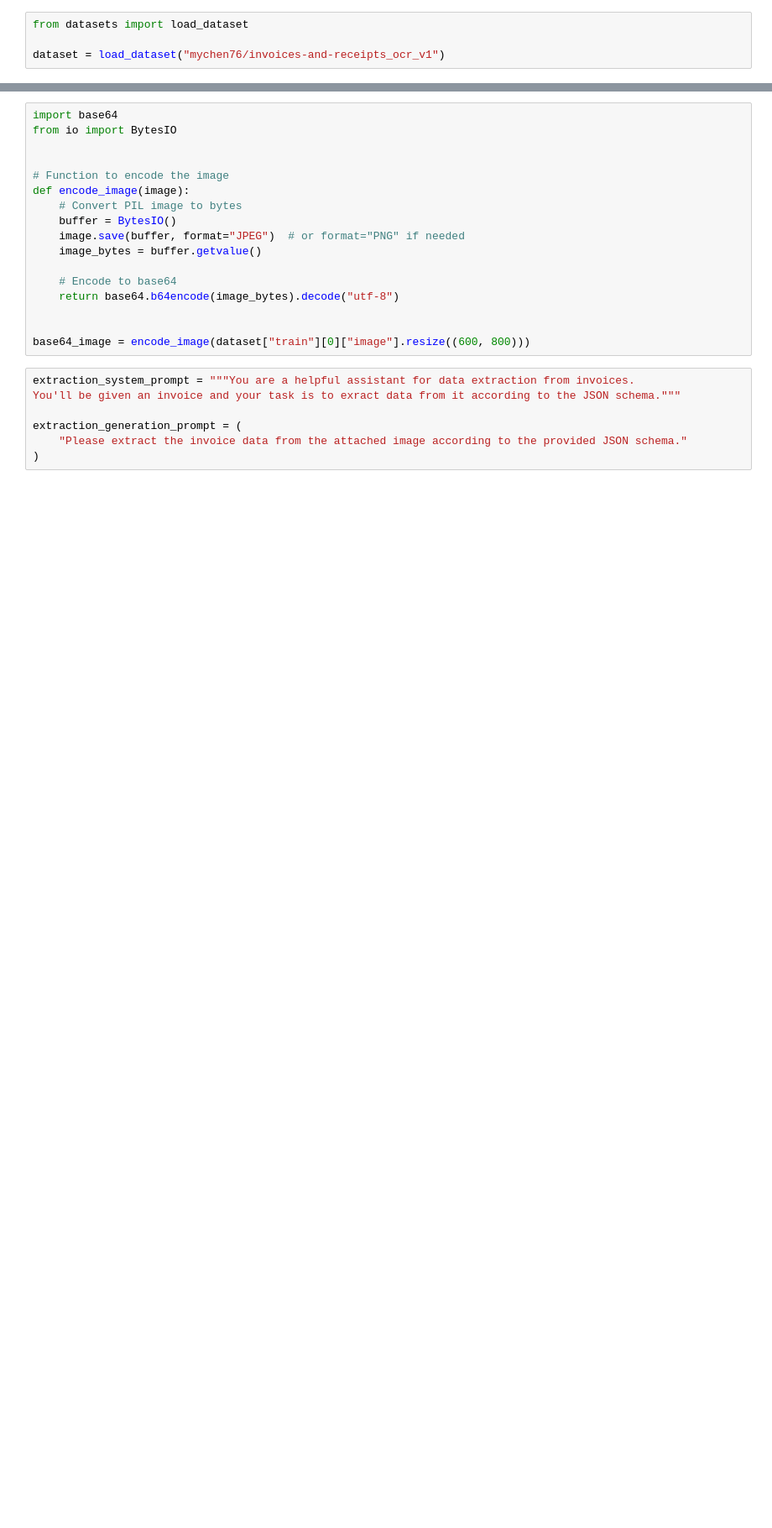
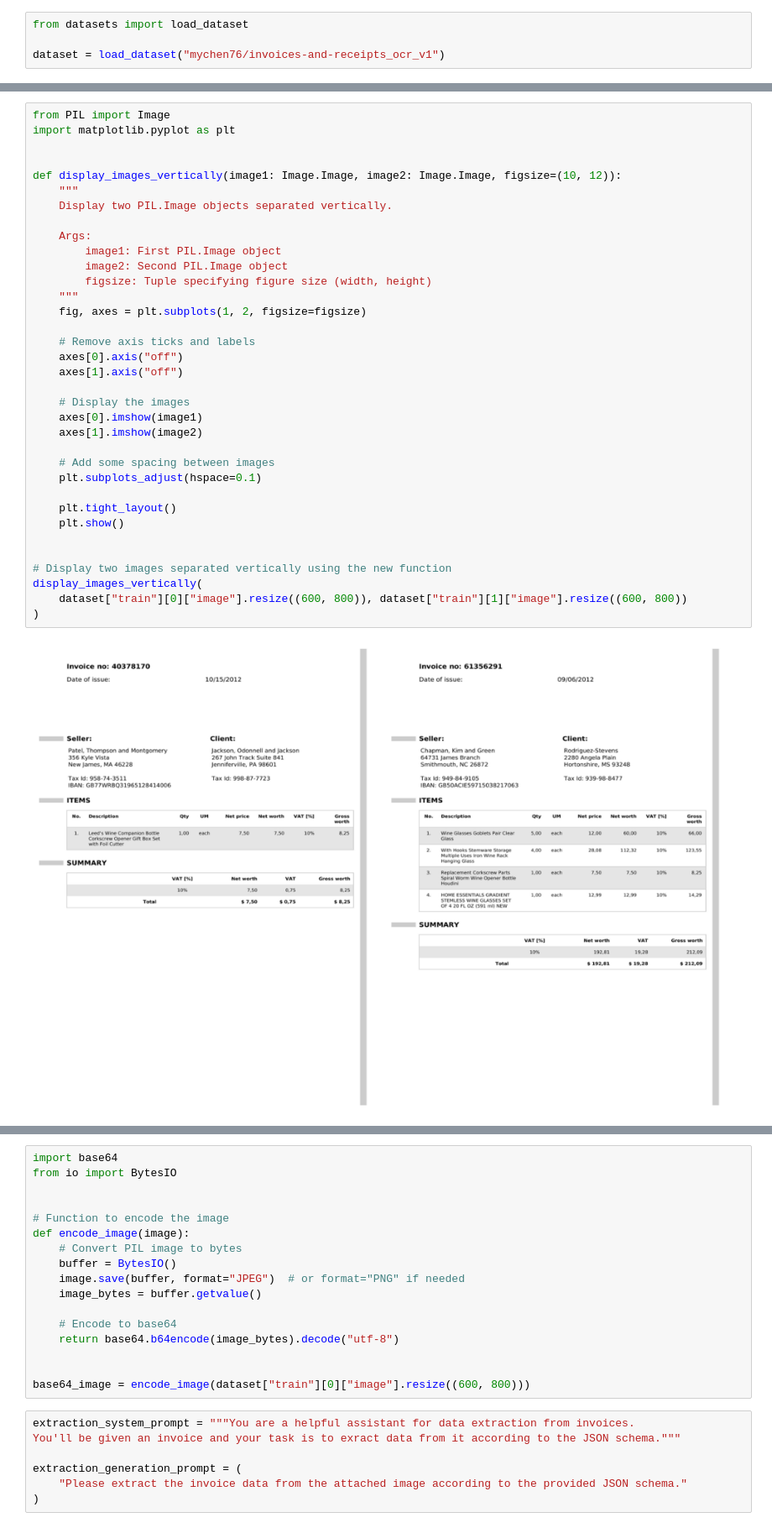
Before and after one commit to masinerija-org/ai_week_workshop, a Jupyter notebook: structured_outputs_applications/so_workshop.ipynb, the cells around one changed output, grey strips where cells are left out. Shown at 84% size. Cells and saved outputs as stored; diff of their text form; blank space fills up the shorter version.

```diff
--- a/structured_outputs_applications/so_workshop.ipynb
+++ b/structured_outputs_applications/so_workshop.ipynb
@@ -264,0 +286,37 @@ Define a schema using Pydantic's `BaseModel`
+# %%
+from PIL import Image
+import matplotlib.pyplot as plt
+
+
+def display_images_vertically(image1: Image.Image, image2: Image.Image, figsize=(10, 12)):
+    """
+    Display two PIL.Image objects separated vertically.
+
+    Args:
+        image1: First PIL.Image object
+        image2: Second PIL.Image object
+        figsize: Tuple specifying figure size (width, height)
+    """
+    fig, axes = plt.subplots(1, 2, figsize=figsize)
+
+    # Remove axis ticks and labels
+    axes[0].axis("off")
+    axes[1].axis("off")
+
+    # Display the images
+    axes[0].imshow(image1)
+    axes[1].imshow(image2)
+
+    # Add some spacing between images
+    plt.subplots_adjust(hspace=0.1)
+
+    plt.tight_layout()
+    plt.show()
+
+
+# Display two images separated vertically using the new function
+display_images_vertically(
+    dataset["train"][0]["image"].resize((600, 800)), dataset["train"][1]["image"].resize((600, 800))
+)
+# %% [output]
+[figure, added]
```
Also changed, not shown: parts of 39 cells of this notebook, 1 other file.
